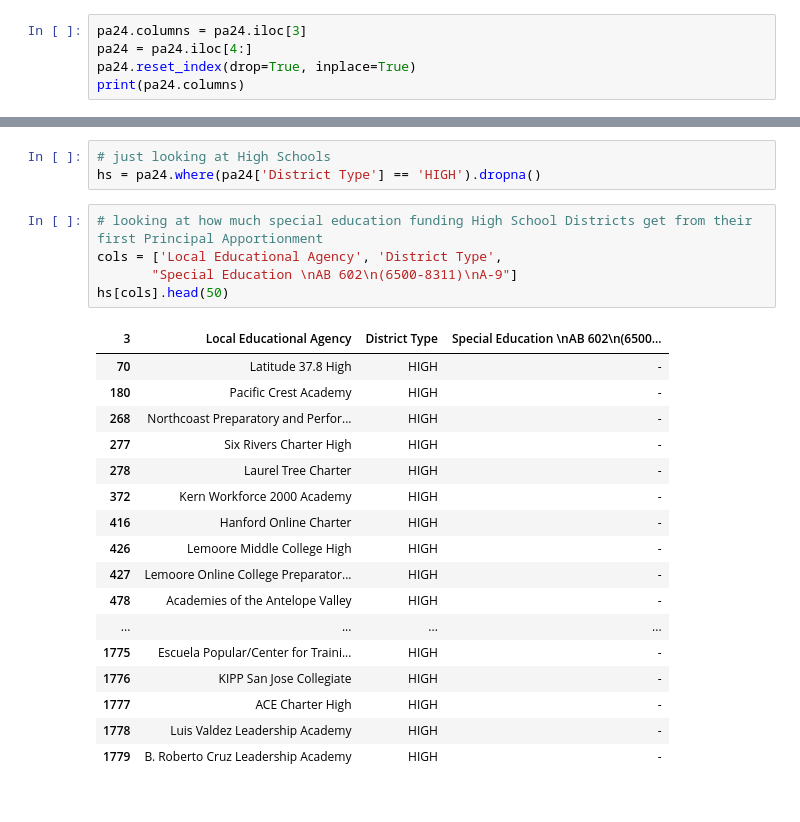
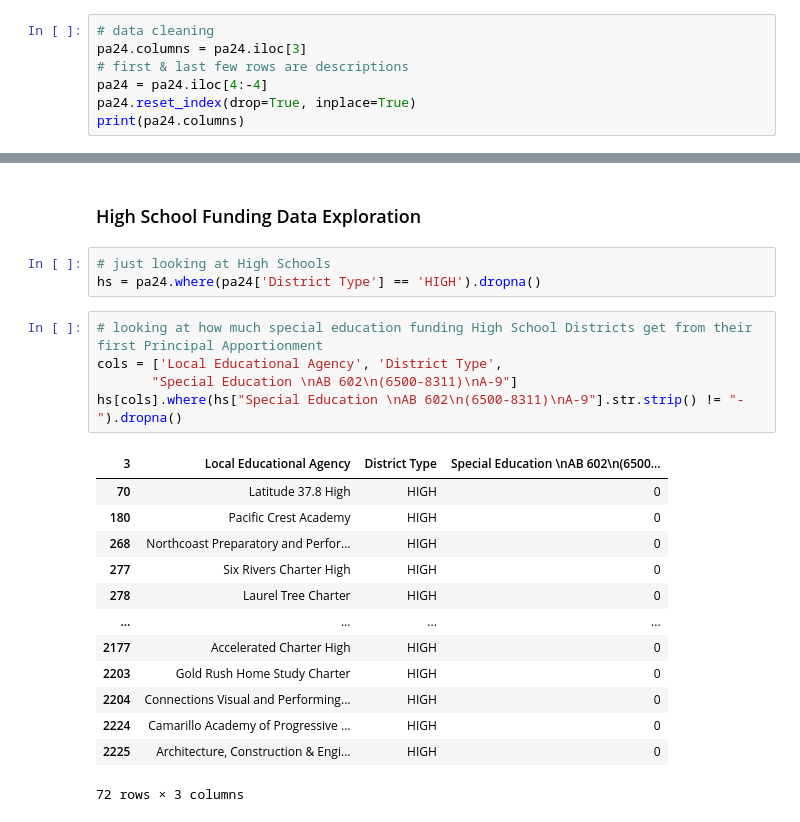
Before and after one commit to its-melina/school-funding, a Jupyter notebook: ca-principal-apportionment.ipynb, the cells around one changed output, grey strips where cells are left out. Cells and saved outputs as stored; diff of their text form.

```diff
--- a/ca-principal-apportionment.ipynb
+++ b/ca-principal-apportionment.ipynb
@@ -40,6 +46,8 @@ Index(['Unnamed: 0', 'Unnamed: 1', 'Unnamed: 2', 'Unnamed: 3', 'Unnamed: 4',
 # %%
+# data cleaning
 pa24.columns = pa24.iloc[3]
-pa24 = pa24.iloc[4:]
+# first & last few rows are descriptions
+pa24 = pa24.iloc[4:-4]
 pa24.reset_index(drop=True, inplace=True)
 print(pa24.columns)
 # %% [output]
@@ -60,29 +68,27 @@ Index(['County Code', 'District Code', 'School Code', 'Charter Number',
        'Total of LCFF State Aid and EPA Entitlement\n(A-1 + A-2 + A-3 + C-1)\nD-1',
        'Payment Type', 'Notes'],
       dtype='object', name=3)
+# %% [markdown]
+### High School Funding Data Exploration
 # %%
 # just looking at High Schools
 hs = pa24.where(pa24['District Type'] == 'HIGH').dropna()
 # %%
 # looking at how much special education funding High School Districts get from their first Principal Apportionment
 cols = ['Local Educational Agency', 'District Type',
        "Special Education \nAB 602\n(6500-8311)\nA-9"]
-hs[cols].head(50)
+hs[cols].where(hs["Special Education \nAB 602\n(6500-8311)\nA-9"].str.strip() != "-").dropna()
 # %% [output]
 | 3 | Local Educational Agency | District Type | Special Education \nAB 602\n(6500... |
-| 70 | Latitude 37.8 High | HIGH | - |
-| 180 | Pacific Crest Academy | HIGH | - |
-| 268 | Northcoast Preparatory and Perfor... | HIGH | - |
-| 277 | Six Rivers Charter High | HIGH | - |
-| 278 | Laurel Tree Charter | HIGH | - |
-| 372 | Kern Workforce 2000 Academy | HIGH | - |
-| 416 | Hanford Online Charter | HIGH | - |
-| 426 | Lemoore Middle College High | HIGH | - |
-| 427 | Lemoore Online College Preparator... | HIGH | - |
-| 478 | Academies of the Antelope Valley | HIGH | - |
+| 70 | Latitude 37.8 High | HIGH | 0 |
+| 180 | Pacific Crest Academy | HIGH | 0 |
+| 268 | Northcoast Preparatory and Perfor... | HIGH | 0 |
+| 277 | Six Rivers Charter High | HIGH | 0 |
+| 278 | Laurel Tree Charter | HIGH | 0 |
 | ... | ... | ... | ... |
-| 1775 | Escuela Popular/Center for Traini... | HIGH | - |
-| 1776 | KIPP San Jose Collegiate | HIGH | - |
-| 1777 | ACE Charter High | HIGH | - |
-| 1778 | Luis Valdez Leadership Academy | HIGH | - |
-| 1779 | B. Roberto Cruz Leadership Academy | HIGH | - |
+| 2177 | Accelerated Charter High | HIGH | 0 |
+| 2203 | Gold Rush Home Study Charter | HIGH | 0 |
+| 2204 | Connections Visual and Performing... | HIGH | 0 |
+| 2224 | Camarillo Academy of Progressive ... | HIGH | 0 |
+| 2225 | Architecture, Construction & Engi... | HIGH | 0 |
+72 rows × 3 columns
```
Also changed, not shown: parts of 25 cells of this notebook.
